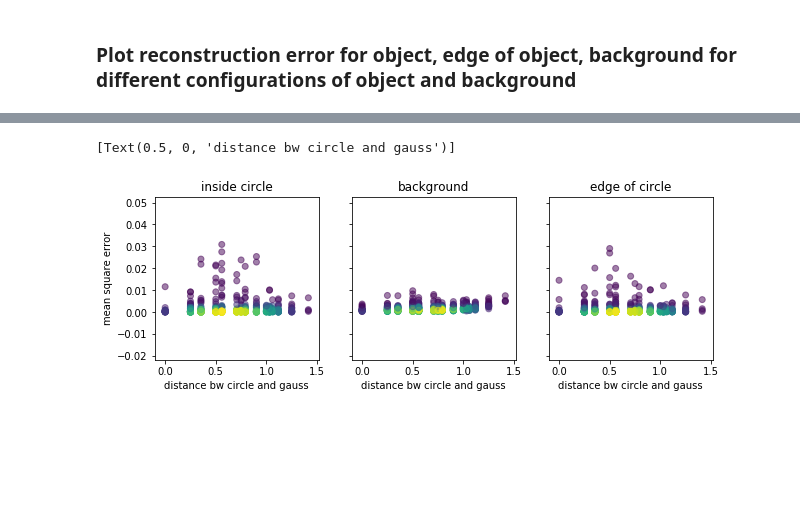
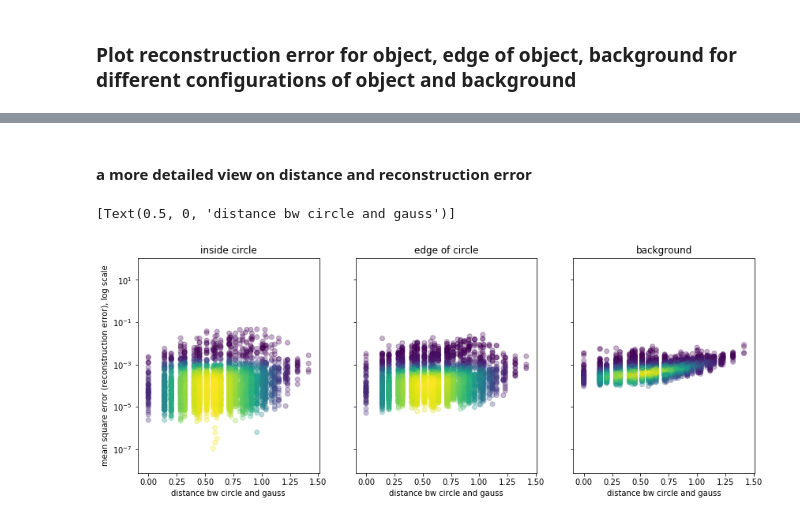
Before and after one commit to zahariaa/disentangled-dynamics, a Jupyter notebook: src/analyses/AnalysesOfReconstructionErrorStaticVAE32.ipynb, the cells around one changed output, grey strips where cells are left out. Drawn from its saved outputs; the diff is of its cells as text; code cells hidden in the pictures; blank space fills up the shorter version.

Commit message:
analyses/reconerror: analysis of reconstruction for staticVAE

```diff
--- a/src/analyses/AnalysesOfReconstructionErrorStaticVAE32.ipynb
+++ b/src/analyses/AnalysesOfReconstructionErrorStaticVAE32.ipynb
@@ -40,9 +56,8 @@ for ii in range(12):
     x,label = ds[np.random.randint(1000)]
     x = x[np.newaxis, :, :]
 
-    recon, mu, logvar = vae(torch.tensor(x).float())
+    recon, mu, logvar = vae(x.float())
     recon = recon.detach()
-
     diff = x - recon
 
     cnt += 1
@@ -59,7 +74,6 @@ for ii in range(12):
 
     cnt += 1
     ax = plt.subplot(6,6,cnt)
-    #m = torch.max(torch.abs(diff))
     m = .5
     img = ax.imshow(diff.numpy().squeeze(), vmin=-m, vmax=m)
     fig.colorbar(img)
@@ -119,6 +136,6 @@ Text(0.5, 1.0, 'edge of object masked')
 # %%
-x_ = np.linspace(0, 1., 5)
-y_ = np.linspace(0, 1., 5)
+x_ = np.linspace(0, 1., 8)
+y_ = np.linspace(0, 1., 8)
 X, Y = np.meshgrid(x_,y_)
 n_xg = len(x_)
 n_yg = len(y_)
@@ -141,9 +158,10 @@ for ixgauss, x_gauss in enumerate(x_):
             for iycirc, y_circ in enumerate(y_):
 
                 x = ds.arbitraryCircle(objx = x_circ, objy = y_circ, backx = x_gauss, backy = y_gauss)
-                recon,_,_ = vae(x)
+                mu,_ = vae.encode(x)
+                recon = vae.decode(mu)
 
-                backgroundMask, objectMask, insideObjectMask, objectEdgeMask = ds.getCircleSegmentationMasks(objx,objy)
+                backgroundMask, objectMask, insideObjectMask, objectEdgeMask = ds.getCircleSegmentationMasks(objx,objy,dr=.06,thresh=.2)
 
                 err = torch.pow(x - recon,2)
 
@@ -165,38 +306,41 @@ for ixgauss, x_gauss in enumerate(x_):
+# %% [markdown]
+#### a more detailed view on distance and reconstruction error
 # %%
 from matplotlib.colors import Normalize
 from matplotlib import cm
 from scipy.stats import gaussian_kde as kde
 
 def makeColours( vals ):
     colours = np.zeros( (len(vals),3) )
     norm = Normalize( vmin=vals.min(), vmax=vals.max() )
 
     #Can put any colormap you like here.
     colours = [cm.ScalarMappable( norm=norm, cmap='viridis').to_rgba( val ) for val in vals]
 
     return colours
 
 densObj0 = kde( insideCircleErrorByDist.T )
 cols0 = makeColours(densObj0.evaluate(insideCircleErrorByDist.T))
 densObj1 = kde( backgroundErrorByDist.T )
 cols1 = makeColours(densObj1.evaluate(backgroundErrorByDist.T))
 densObj2 = kde( edgeCircleErrorByDist.T )
 cols2 = makeColours(densObj2.evaluate(edgeCircleErrorByDist.T))
 
-_, axes = plt.subplots(1,3, sharey = True, sharex = True, figsize = (10,3))
+_, axes = plt.subplots(1,3, sharey = True, sharex = True, figsize = (14,5))
 
-axes[0].scatter(insideCircleErrorByDist[:,0], insideCircleErrorByDist[:,1], color=cols0, alpha = .5)
+axes[0].scatter(insideCircleErrorByDist[:,0], insideCircleErrorByDist[:,1], color=cols0, alpha = .3)
 axes[0].set_title('inside circle')
-axes[0].set(ylabel='mean square error')
+axes[0].set(ylabel='mean square error (reconstruction error), log scale')
 axes[0].set(xlabel='distance bw circle and gauss')
+axes[0].set(yscale='log')
 
-axes[1].scatter(backgroundErrorByDist[:,0], backgroundErrorByDist[:,1], color=cols1, alpha = .5)
-axes[1].set_title('background')
+axes[2].scatter(backgroundErrorByDist[:,0], backgroundErrorByDist[:,1], color=cols1, alpha = .3)
+axes[2].set_title('background')
+axes[2].set(xlabel='distance bw circle and gauss')
+
+axes[1].scatter(edgeCircleErrorByDist[:,0], edgeCircleErrorByDist[:,1], color=cols2, alpha = .3)
+axes[1].set_title('edge of circle')
 axes[1].set(xlabel='distance bw circle and gauss')
-
-axes[2].scatter(edgeCircleErrorByDist[:,0], edgeCircleErrorByDist[:,1], color=cols2, alpha = .5)
-axes[2].set_title('edge of circle')
-axes[2].set(xlabel='distance bw circle and gauss')
 # %% [output]
 [Text(0.5, 0, 'distance bw circle and gauss')]
-[figure, old version]
+[figure, new version]
```
Also changed, not shown: parts of 19 cells of this notebook.
